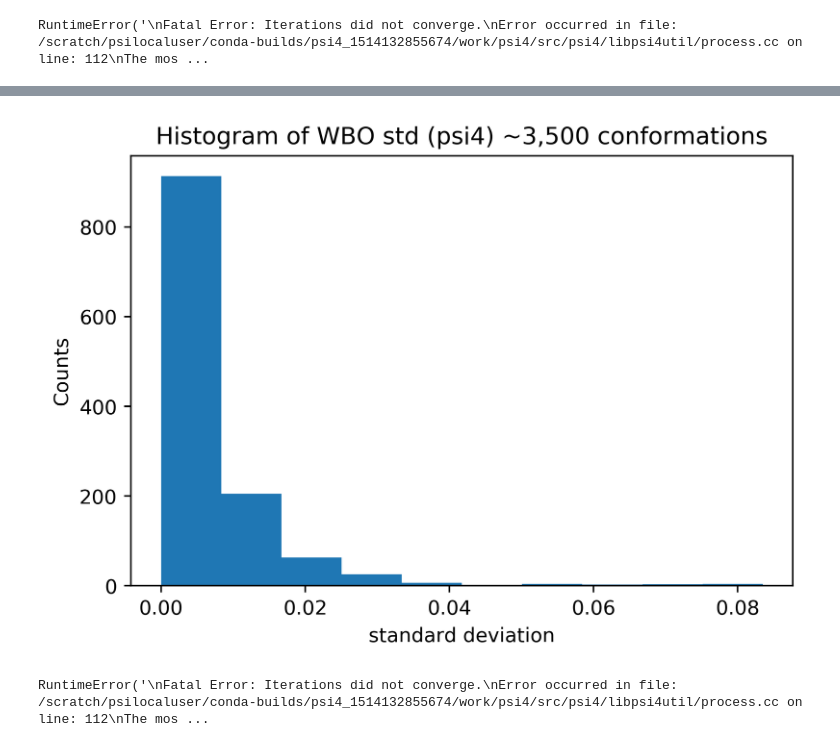
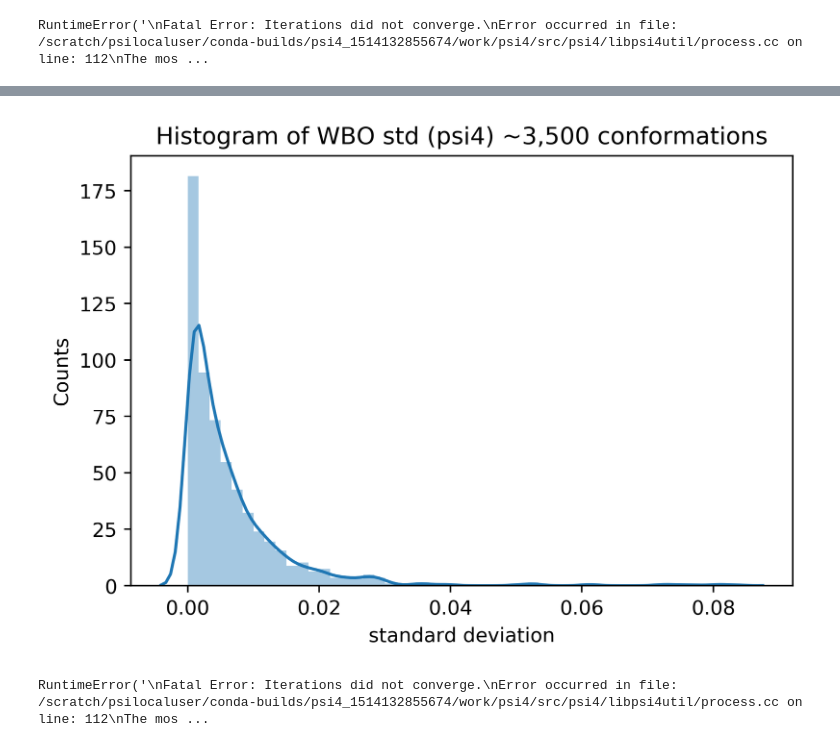
Before and after one commit to choderalab/fragmenter_data, a Jupyter notebook: bond_order_variance/bond_order_std.ipynb, the cells around one changed output, grey strips where cells are left out. Cells and saved outputs as stored; diff of their text form; code cells hidden in the pictures.

```diff
--- a/bond_order_variance/bond_order_std.ipynb
+++ b/bond_order_variance/bond_order_std.ipynb
@@ -257,12 +258,13 @@ plt.savefig('Wiberg_psi4_hist.pdf')
 # %%
 plt.figure(dpi=400)
-plt.hist(all_std);
+#plt.hist(all_std);
+sbn.distplot(all_std)
 plt.title('Histogram of WBO std (psi4) ~3,500 conformations')
 plt.xlabel('standard deviation')
 plt.ylabel('Counts');
 plt.savefig('wiberg_psi4_all_std.pdf')
 # %% [output]
-[figure, old version]
+[figure, new version]
 # %%
 # Look at variance of the non optimized molecules
 directories = [x[0] for x in os.walk('../conjugation/bond_order_without_geomopt/')][1:]
```
Also changed, not shown: parts of 7 cells of this notebook, 3 other files.
